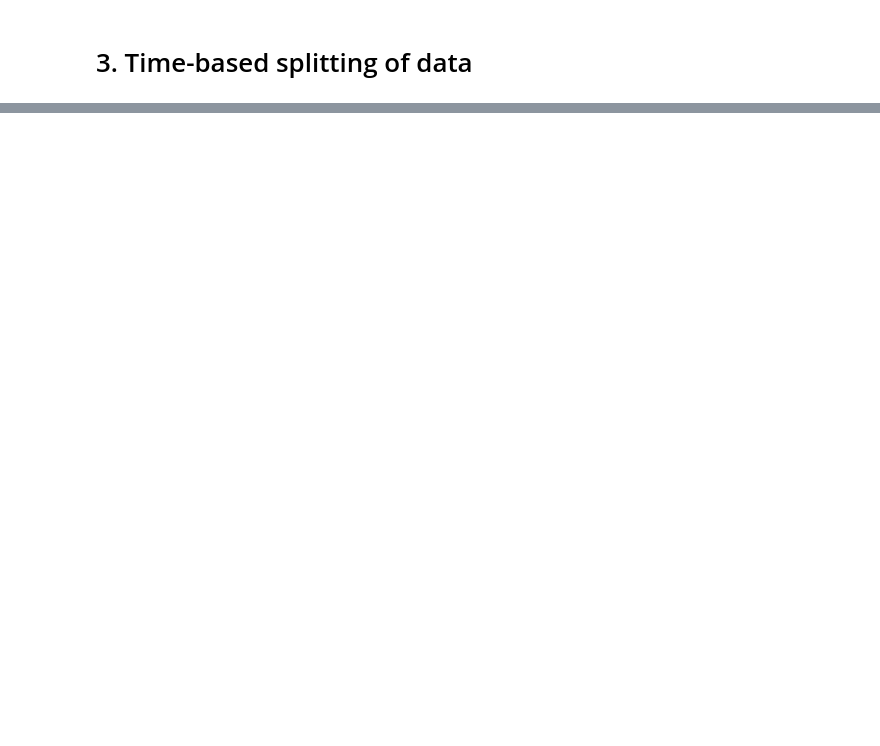
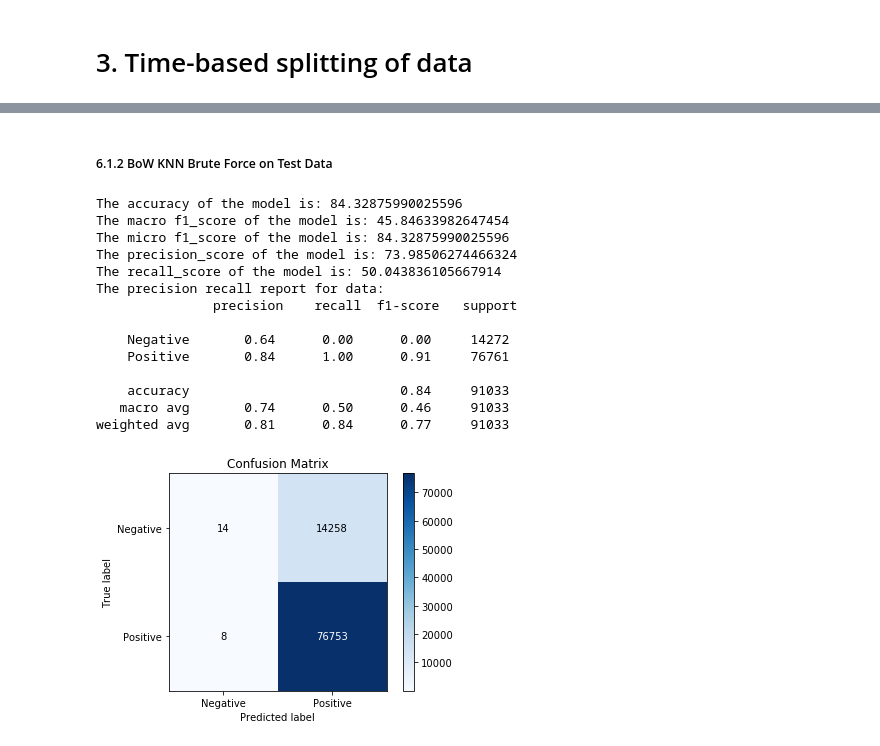
Before and after one commit to arunism/Sentiment-Analysis-for-Amazon-Fine-Food-Reviews, a Jupyter notebook: KNN - Amazon fine food reviews .ipynb, the cells around one changed output, grey strips where cells are left out. Saved outputs shown, nothing was run; the diff lists cells and outputs as text; code cells hidden in the pictures; blank space fills up the shorter version.

```diff
--- a/KNN - Amazon fine food reviews .ipynb
+++ b/KNN - Amazon fine food reviews .ipynb
@@ -233,3 +232,11 @@ y_test = x_test['Score']
+# %%
+# Splitting data into Train, Test and Cross-validation
+
+X = time_sort['CleanedText']
+Y = time_sort['Score']
+
+x_training, x_test, y_training, y_test= train_test_split(X, Y, test_size=0.25)
+x_train, x_cv, y_train, y_cv = train_test_split(x_training, y_training, test_size=0.3)
 # %%
 print("The shape of the training data is:", x_train.shape, y_train.shape)
 print("The shape of the CV data is:", x_cv.shape, y_cv.shape)
@@ -427,0 +649,22 @@ The recall_score of the model is: 58.0
+# %% [markdown]
+##### 6.1.2 BoW KNN Brute Force on Test Data
+# %%
+# Testing the final model
+
+knn_test(x_train_bow, y_train, x_test_bow, y_test, algo='brute', optimal_k=18)
+# %% [output]
+The accuracy of the model is: 84.32875990025596
+The macro f1_score of the model is: 45.84633982647454
+The micro f1_score of the model is: 84.32875990025596
+The precision_score of the model is: 73.98506274466324
+The recall_score of the model is: 50.043836105667914
+The precision recall report for data:
+               precision    recall  f1-score   support
+
+    Negative       0.64      0.00      0.00     14272
+    Positive       0.84      1.00      0.91     76761
+
+    accuracy                           0.84     91033
+   macro avg       0.74      0.50      0.46     91033
+weighted avg       0.81      0.84      0.77     91033
+[figure, added]
```
Also changed, not shown: parts of 130 cells of this notebook.
